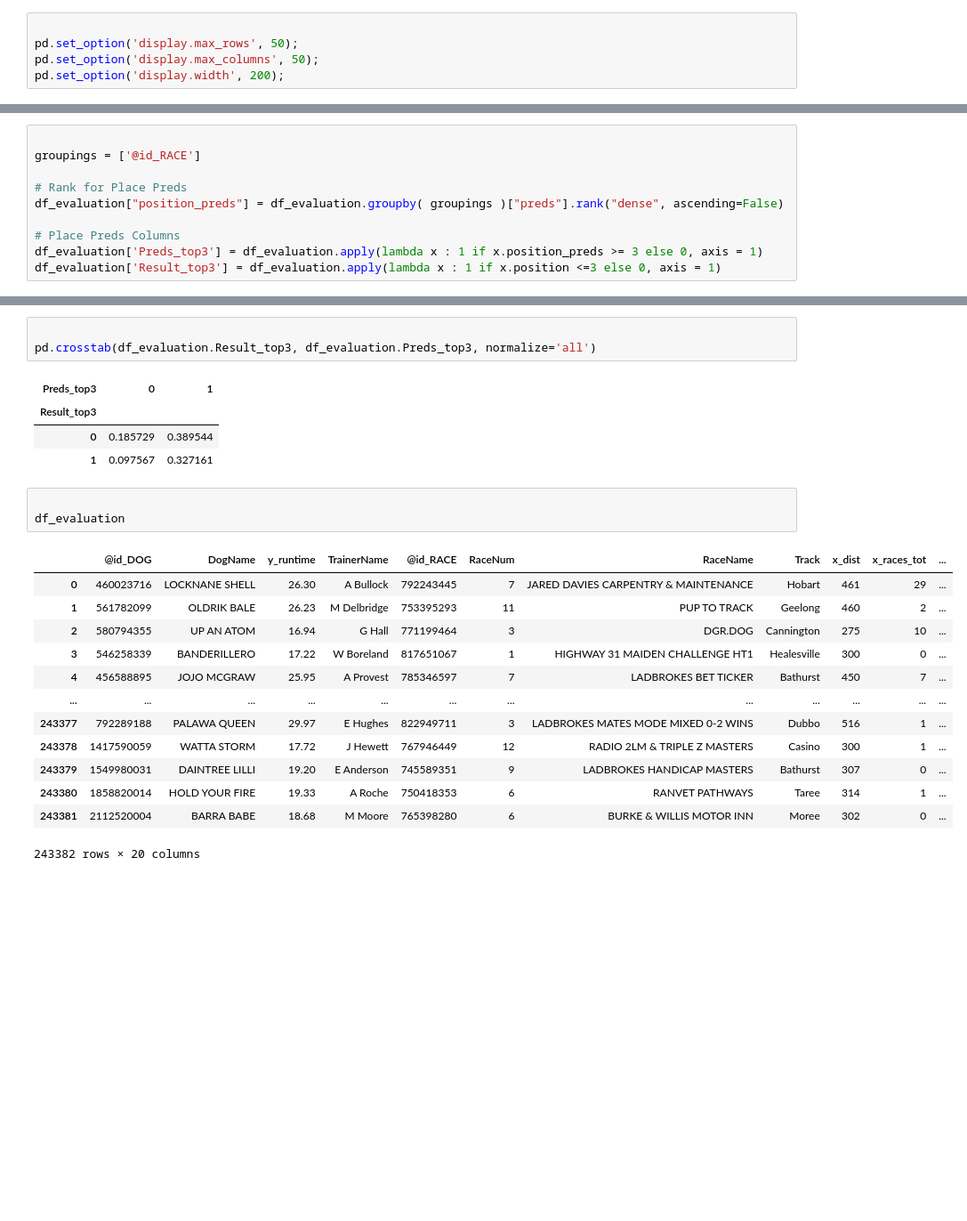
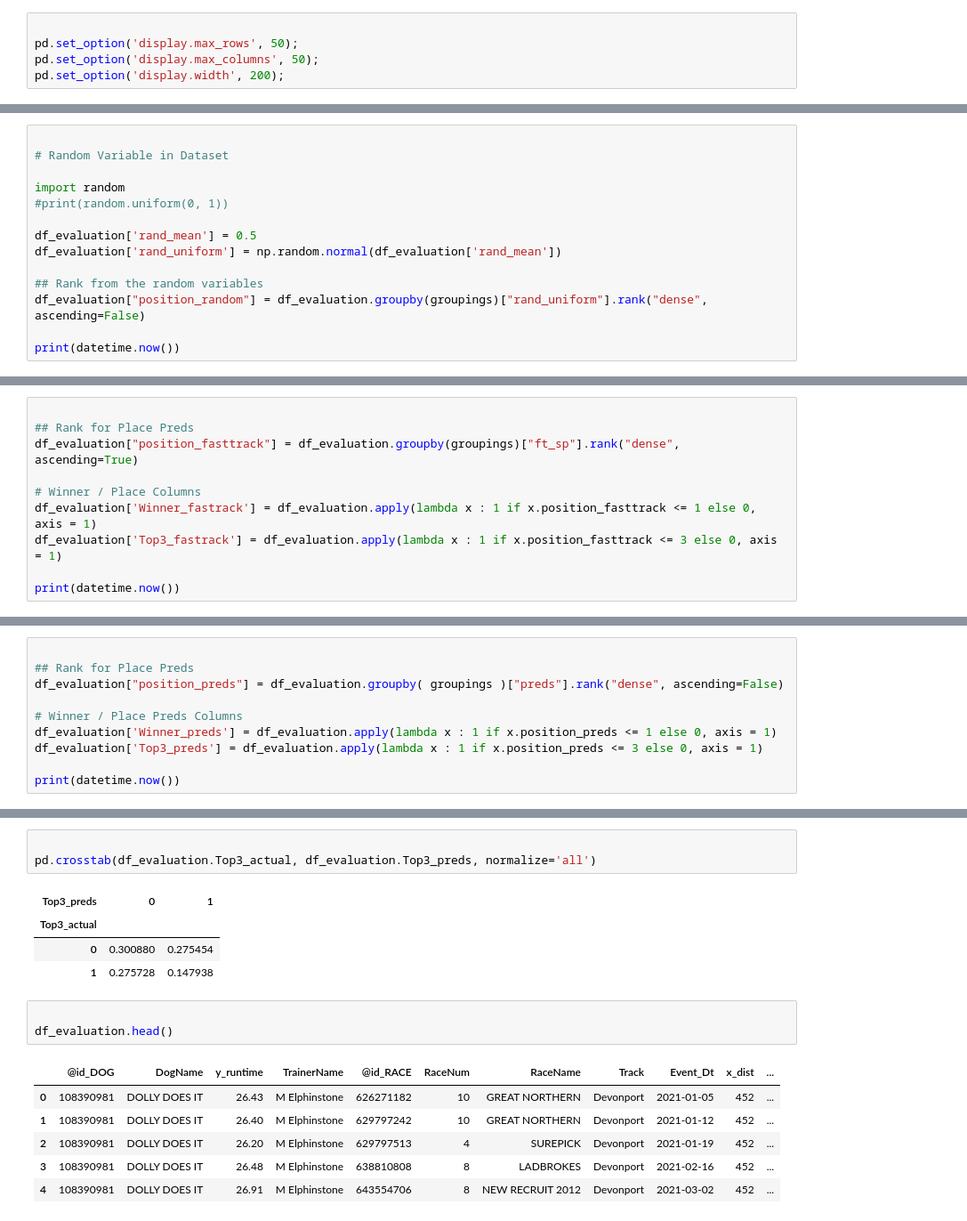
Before and after one commit to ageofthegit/greyhound-racing, a Jupyter notebook: Azure/C050_EVAL_Classification Metrics.ipynb, the cells around one changed output, grey strips where cells are left out. Shown: that part at 89% size. Drawn from its saved outputs; the diff is of its cells as text; blank space fills up the shorter version.

```diff
--- a/Azure/C050_EVAL_Classification Metrics.ipynb
+++ b/Azure/C050_EVAL_Classification Metrics.ipynb
@@ -91,0 +106,14 @@ dtype: int64
+# %%
+
+# Random Variable in Dataset
+
+import random
+#print(random.uniform(0, 1))
+
+df_evaluation['rand_mean'] = 0.5
+df_evaluation['rand_uniform'] = np.random.normal(df_evaluation['rand_mean'])
+
+## Rank from the random variables
+df_evaluation["position_random"] = df_evaluation.groupby(groupings)["rand_uniform"].rank("dense", ascending=False)
+
+print(datetime.now())
@@ -91,0 +135,10 @@ dtype: int64
+# %%
+
+## Rank for Place Preds
+df_evaluation["position_fasttrack"] = df_evaluation.groupby(groupings)["ft_sp"].rank("dense", ascending=True)
+
+# Winner / Place Columns
+df_evaluation['Winner_fastrack'] = df_evaluation.apply(lambda x : 1 if x.position_fasttrack <= 1 else 0, axis = 1)
+df_evaluation['Top3_fastrack'] = df_evaluation.apply(lambda x : 1 if x.position_fasttrack <= 3 else 0, axis = 1)
+
+print(datetime.now())
@@ -92,10 +147,10 @@ dtype: int64
 # %%
 
-groupings = ['@id_RACE']
-
-# Rank for Place Preds
+## Rank for Place Preds
 df_evaluation["position_preds"] = df_evaluation.groupby( groupings )["preds"].rank("dense", ascending=False)
 
-# Place Preds Columns
-df_evaluation['Preds_top3'] = df_evaluation.apply(lambda x : 1 if x.position_preds >= 3 else 0, axis = 1)
-df_evaluation['Result_top3'] = df_evaluation.apply(lambda x : 1 if x.position <=3 else 0, axis = 1)
+# Winner / Place Preds Columns
+df_evaluation['Winner_preds'] = df_evaluation.apply(lambda x : 1 if x.position_preds <= 1 else 0, axis = 1)
+df_evaluation['Top3_preds'] = df_evaluation.apply(lambda x : 1 if x.position_preds <= 3 else 0, axis = 1)
+
+print(datetime.now())
@@ -146,25 +229,18 @@ df_evaluation.groupby( [ 'ttflag', 'Result_top3', 'Preds_top3']).agg({'@id_DOG':
 # %%
 
-pd.crosstab(df_evaluation.Result_top3, df_evaluation.Preds_top3, normalize='all')
+pd.crosstab(df_evaluation.Top3_actual, df_evaluation.Top3_preds, normalize='all')
 # %% [output]
-| Preds_top3 | 0 | 1 |
-| Result_top3 |  |  |
-| 0 | 0.185729 | 0.389544 |
-| 1 | 0.097567 | 0.327161 |
+| Top3_preds | 0 | 1 |
+| Top3_actual |  |  |
+| 0 | 0.300880 | 0.275454 |
+| 1 | 0.275728 | 0.147938 |
 # %%
 
-df_evaluation
+df_evaluation.head()
 # %% [output]
-|  | @id_DOG | DogName | y_runtime | TrainerName | @id_RACE | RaceNum | RaceName | Track | x_dist | x_races_tot | ... |
-| 0 | 460023716 | LOCKNANE SHELL | 26.30 | A Bullock | 792243445 | 7 | JARED DAVIES CARPENTRY & MAINTENANCE | Hobart | 461 | 29 | ... |
-| 1 | 561782099 | OLDRIK BALE | 26.23 | M Delbridge | 753395293 | 11 | PUP TO TRACK | Geelong | 460 | 2 | ... |
-| 2 | 580794355 | UP AN ATOM | 16.94 | G Hall | 771199464 | 3 | DGR.DOG | Cannington | 275 | 10 | ... |
-| 3 | 546258339 | BANDERILLERO | 17.22 | W Boreland | 817651067 | 1 | HIGHWAY 31 MAIDEN CHALLENGE HT1 | Healesville | 300 | 0 | ... |
-| 4 | 456588895 | JOJO MCGRAW | 25.95 | A Provest | 785346597 | 7 | LADBROKES BET TICKER | Bathurst | 450 | 7 | ... |
-| ... | ... | ... | ... | ... | ... | ... | ... | ... | ... | ... | ... |
-| 243377 | 792289188 | PALAWA QUEEN | 29.97 | E Hughes | 822949711 | 3 | LADBROKES MATES MODE MIXED 0-2 WINS | Dubbo | 516 | 1 | ... |
-| 243378 | 1417590059 | WATTA STORM | 17.72 | J Hewett | 767946449 | 12 | RADIO 2LM & TRIPLE Z MASTERS | Casino | 300 | 1 | ... |
-| 243379 | 1549980031 | DAINTREE LILLI | 19.20 | E Anderson | 745589351 | 9 | LADBROKES HANDICAP MASTERS | Bathurst | 307 | 0 | ... |
-| 243380 | 1858820014 | HOLD YOUR FIRE | 19.33 | A Roche | 750418353 | 6 | RANVET PATHWAYS | Taree | 314 | 1 | ... |
-| 243381 | 2112520004 | BARRA BABE | 18.68 | M Moore | 765398280 | 6 | BURKE & WILLIS MOTOR INN | Moree | 302 | 0 | ... |
+|  | @id_DOG | DogName | y_runtime | TrainerName | @id_RACE | RaceNum | RaceName | Track | Event_Dt | x_dist | ... |
+| 0 | 108390981 | DOLLY DOES IT | 26.43 | M Elphinstone | 626271182 | 10 | GREAT NORTHERN | Devonport | 2021-01-05 | 452 | ... |
+| 1 | 108390981 | DOLLY DOES IT | 26.40 | M Elphinstone | 629797242 | 10 | GREAT NORTHERN | Devonport | 2021-01-12 | 452 | ... |
+| 2 | 108390981 | DOLLY DOES IT | 26.20 | M Elphinstone | 629797513 | 4 | SUREPICK | Devonport | 2021-01-19 | 452 | ... |
+| 3 | 108390981 | DOLLY DOES IT | 26.48 | M Elphinstone | 638810808 | 8 | LADBROKES | Devonport | 2021-02-16 | 452 | ... |
+| 4 | 108390981 | DOLLY DOES IT | 26.91 | M Elphinstone | 643554706 | 8 | NEW RECRUIT 2012 | Devonport | 2021-03-02 | 452 | ... |
-243382 rows × 20 columns
```
Also changed, not shown: parts of 31 cells of this notebook, 2 other files.
